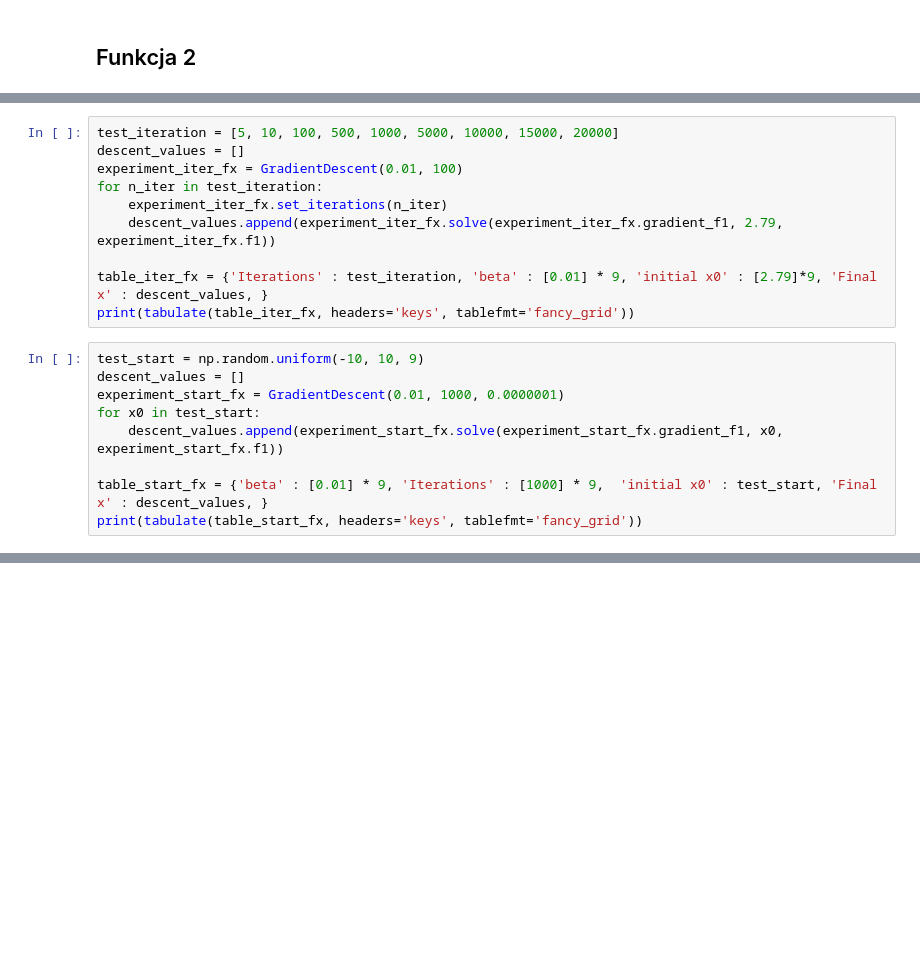
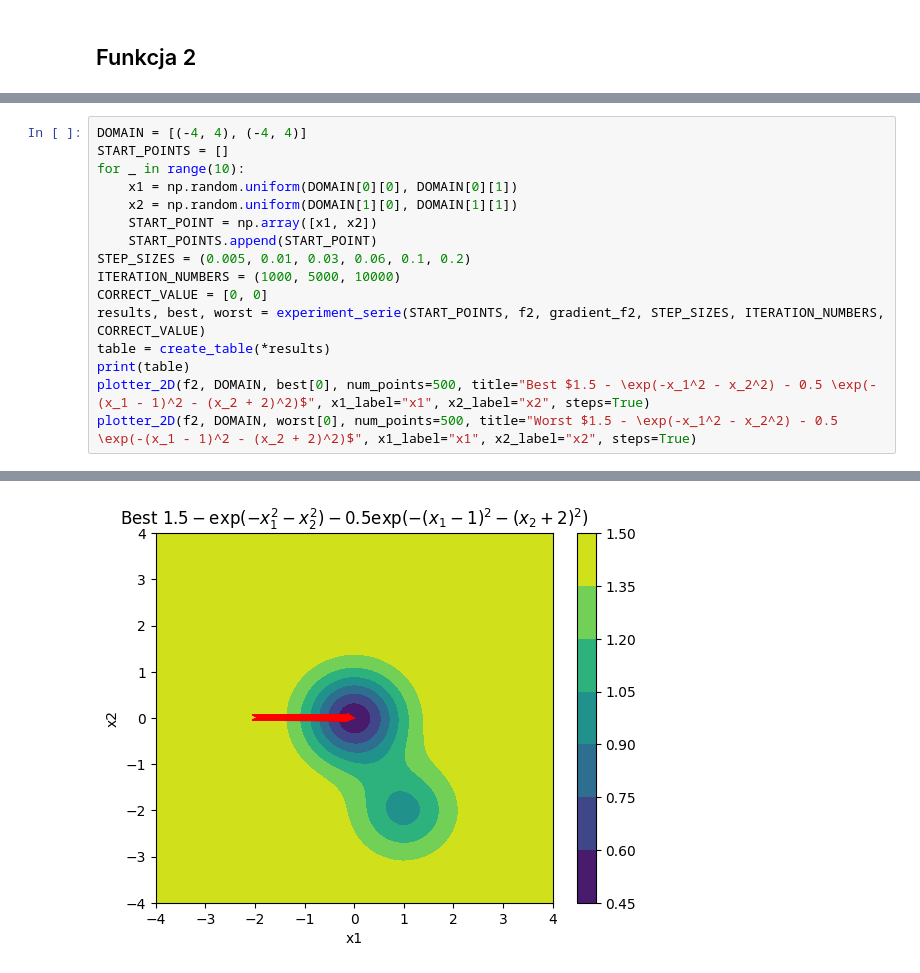
Before and after one commit to AtarSander/artificial-intelligence-from-scratch, a Jupyter notebook: Zad1/gradient.ipynb, the cells around one changed output, grey strips where cells are left out. Cells and saved outputs as stored; diff of their text form; blank space fills up the shorter version.

```diff
--- a/Zad1/gradient.ipynb
+++ b/Zad1/gradient.ipynb
@@ -80,19 +59,17 @@ print(tabulate(table_beta_fx, headers='keys', tablefmt='fancy_grid'))
-# %%
-test_iteration = [5, 10, 100, 500, 1000, 5000, 10000, 15000, 20000]
-descent_values = []
-experiment_iter_fx = GradientDescent(0.01, 100)
-for n_iter in test_iteration:
-    experiment_iter_fx.set_iterations(n_iter)
-    descent_values.append(experiment_iter_fx.solve(experiment_iter_fx.gradient_f1, 2.79, experiment_iter_fx.f1))
-
-table_iter_fx = {'Iterations' : test_iteration, 'beta' : [0.01] * 9, 'initial x0' : [2.79]*9, 'Final x' : descent_values, }
-print(tabulate(table_iter_fx, headers='keys', tablefmt='fancy_grid'))
-# %%
-test_start = np.random.uniform(-10, 10, 9)
-descent_values = []
-experiment_start_fx = GradientDescent(0.01, 1000, 0.0000001)
-for x0 in test_start:
-    descent_values.append(experiment_start_fx.solve(experiment_start_fx.gradient_f1, x0, experiment_start_fx.f1))
-
-table_start_fx = {'beta' : [0.01] * 9, 'Iterations' : [1000] * 9,  'initial x0' : test_start, 'Final x' : descent_values, }
-print(tabulate(table_start_fx, headers='keys', tablefmt='fancy_grid'))
+# %%
+DOMAIN = [(-4, 4), (-4, 4)]
+START_POINTS = []
+for _ in range(10):
+    x1 = np.random.uniform(DOMAIN[0][0], DOMAIN[0][1])
+    x2 = np.random.uniform(DOMAIN[1][0], DOMAIN[1][1])
+    START_POINT = np.array([x1, x2])
+    START_POINTS.append(START_POINT)
+STEP_SIZES = (0.005, 0.01, 0.03, 0.06, 0.1, 0.2)
+ITERATION_NUMBERS = (1000, 5000, 10000)
+CORRECT_VALUE = [0, 0]
+results, best, worst = experiment_serie(START_POINTS, f2, gradient_f2, STEP_SIZES, ITERATION_NUMBERS, CORRECT_VALUE)
+table = create_table(*results)
+print(table)
+plotter_2D(f2, DOMAIN, best[0], num_points=500, title="Best $1.5 - \exp(-x_1^2 - x_2^2) - 0.5 \exp(-(x_1 - 1)^2 - (x_2 + 2)^2)$", x1_label="x1", x2_label="x2", steps=True)
+plotter_2D(f2, DOMAIN, worst[0], num_points=500, title="Worst $1.5 - \exp(-x_1^2 - x_2^2) - 0.5 \exp(-(x_1 - 1)^2 - (x_2 + 2)^2)$", x1_label="x1", x2_label="x2", steps=True)
+# %% [output]
@@ -98,0 +93 @@ print(tabulate(table_start_fx, headers='keys', tablefmt='fancy_grid'))
+[figure, added]
```
Also changed, not shown: parts of 9 cells of this notebook.
